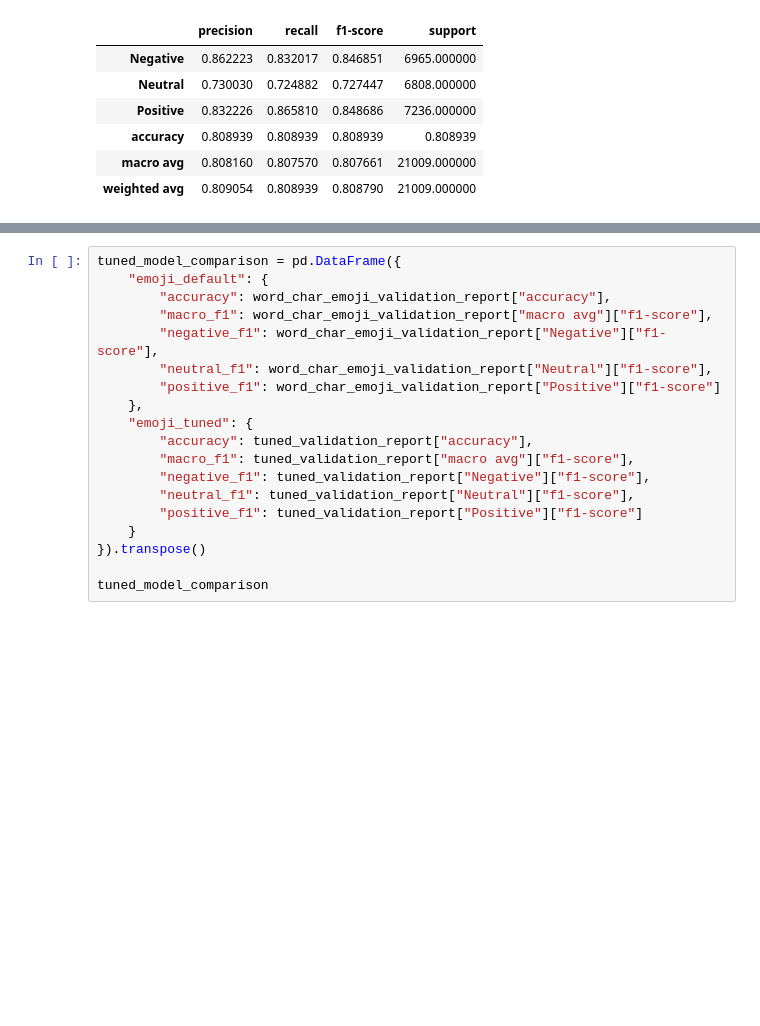
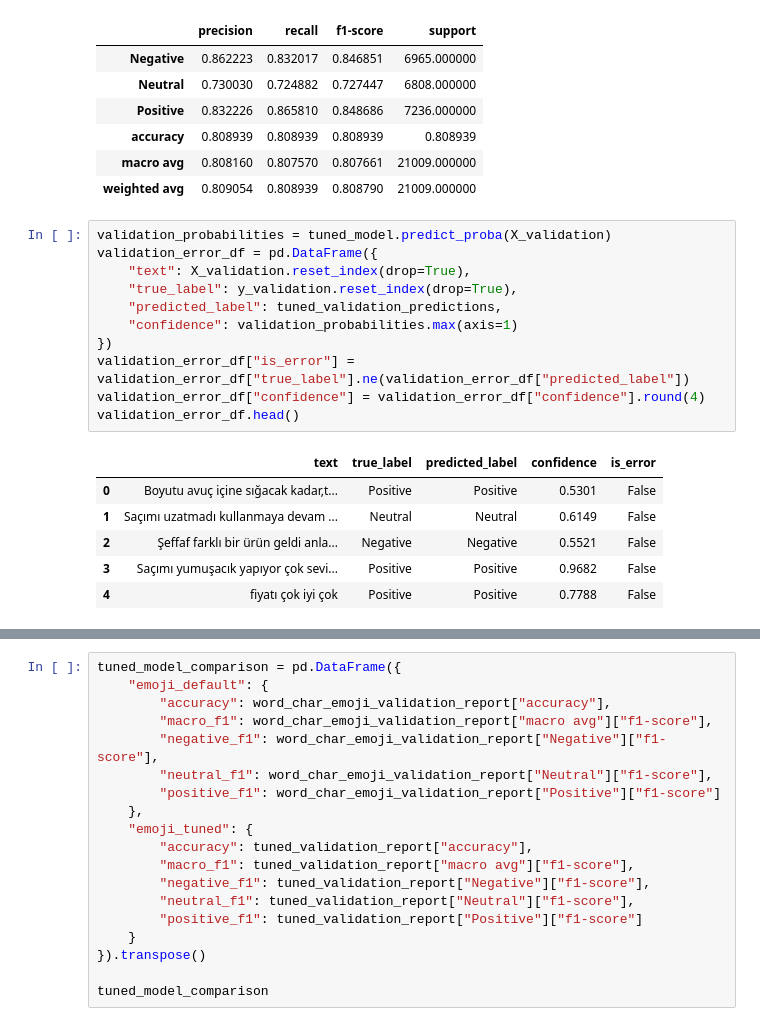
Before and after one commit to barisakk00/tfidf-turkish-analysis, a Jupyter notebook: notebooks/turkish_sentiment_analysis.ipynb, the cells around one changed output, grey strips where cells are left out. Cells and saved outputs as stored; diff of their text form; blank space fills up the shorter version.

```diff
--- a/notebooks/turkish_sentiment_analysis.ipynb
+++ b/notebooks/turkish_sentiment_analysis.ipynb
@@ -535,3 +531,21 @@ pd.DataFrame(tuned_validation_report).transpose()
 | accuracy | 0.808939 | 0.808939 | 0.808939 | 0.808939 |
 | macro avg | 0.808160 | 0.807570 | 0.807661 | 21009.000000 |
 | weighted avg | 0.809054 | 0.808939 | 0.808790 | 21009.000000 |
+# %%
+validation_probabilities = tuned_model.predict_proba(X_validation)
+validation_error_df = pd.DataFrame({
+    "text": X_validation.reset_index(drop=True),
+    "true_label": y_validation.reset_index(drop=True),
+    "predicted_label": tuned_validation_predictions,
+    "confidence": validation_probabilities.max(axis=1)
+})
+validation_error_df["is_error"] = validation_error_df["true_label"].ne(validation_error_df["predicted_label"])
+validation_error_df["confidence"] = validation_error_df["confidence"].round(4)
+validation_error_df.head()
+# %% [output]
+|  | text | true_label | predicted_label | confidence | is_error |
+| 0 | Boyutu avuç içine sığacak kadar,t... | Positive | Positive | 0.5301 | False |
+| 1 | Saçımı uzatmadı kullanmaya devam ... | Neutral | Neutral | 0.6149 | False |
+| 2 | Şeffaf farklı bir ürün geldi anla... | Negative | Negative | 0.5521 | False |
+| 3 | Saçımı yumuşacık yapıyor çok sevi... | Positive | Positive | 0.9682 | False |
+| 4 | fiyatı çok iyi çok | Positive | Positive | 0.7788 | False |
```
Also changed, not shown: parts of 11 cells of this notebook, 4 other files.
